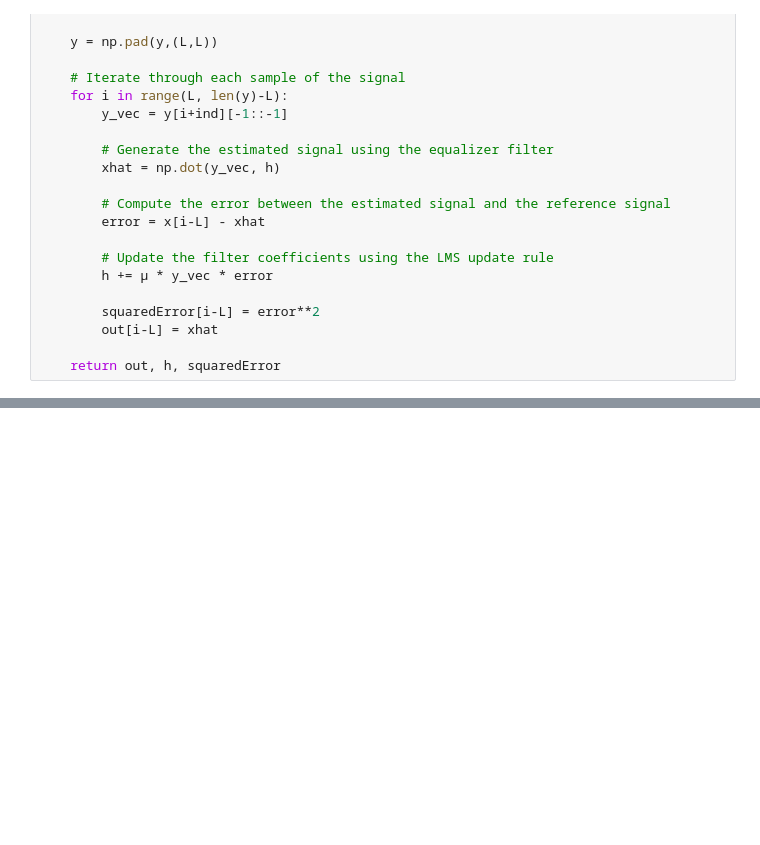
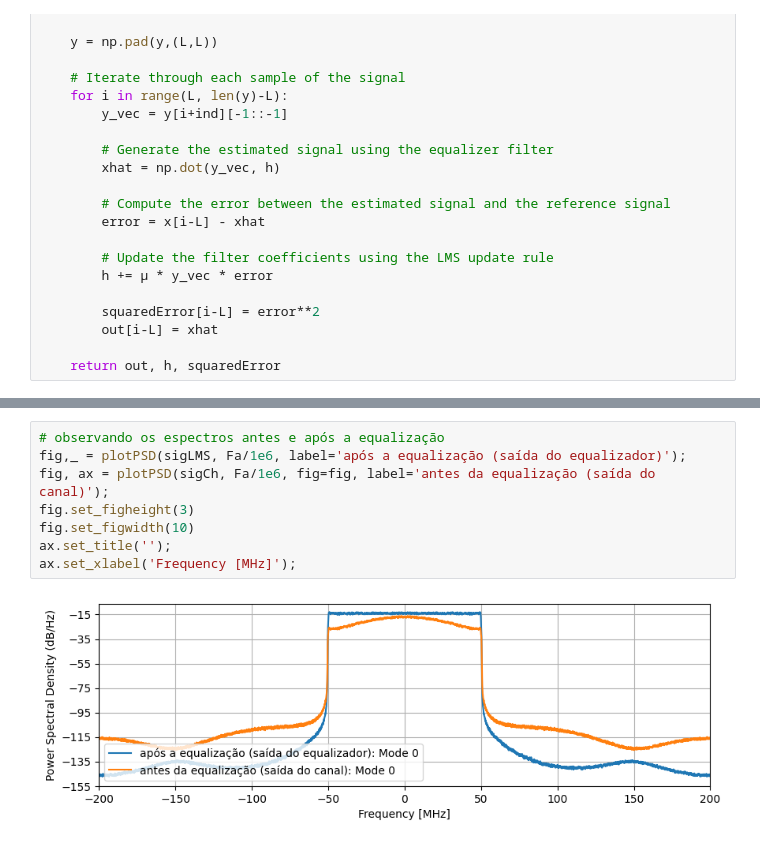
Before and after one commit to edsonportosilva/TDI, a Jupyter notebook: jupyter/Listas/Equalização linear com LMS.ipynb, the cells around one changed output, grey strips where cells are left out. Cells and saved outputs as stored; diff of their text form; blank space fills up the shorter version.

```diff
--- a/jupyter/Listas/Equalização linear com LMS.ipynb
+++ b/jupyter/Listas/Equalização linear com LMS.ipynb
@@ -184,3 +184,13 @@ BER (com equalização) = 0.00e+00
+# %%
+# observando os espectros antes e após a equalização
+fig,_ = plotPSD(sigLMS, Fa/1e6, label='após a equalização (saída do equalizador)');
+fig, ax = plotPSD(sigCh, Fa/1e6, fig=fig, label='antes da equalização (saída do canal)');
+fig.set_figheight(3)
+fig.set_figwidth(10)
+ax.set_title('');
+ax.set_xlabel('Frequency [MHz]');
+# %% [output]
+[figure, added]
 # %%
 L = 100
 MA_SE = np.convolve(np.ones(L)/L, squaredError, 'same')
```
Also changed, not shown: parts of 6 cells of this notebook.
